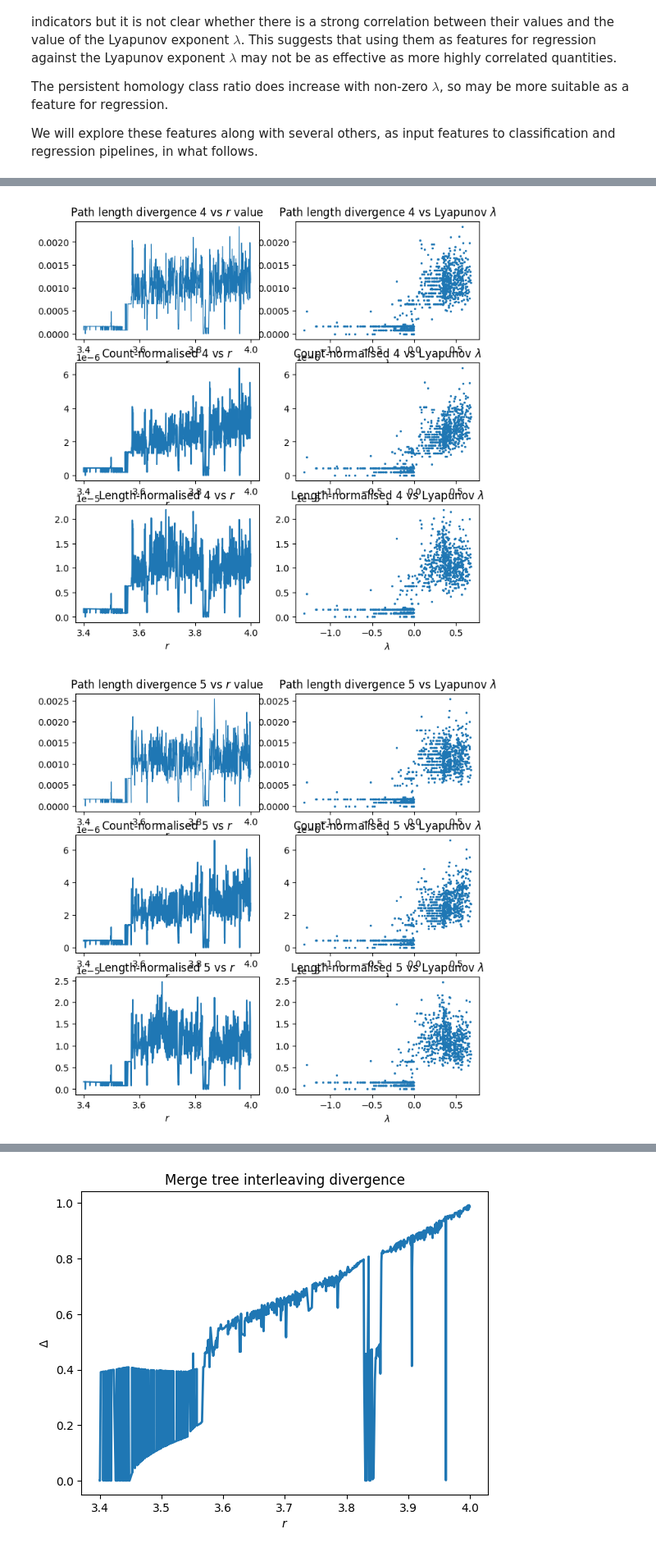
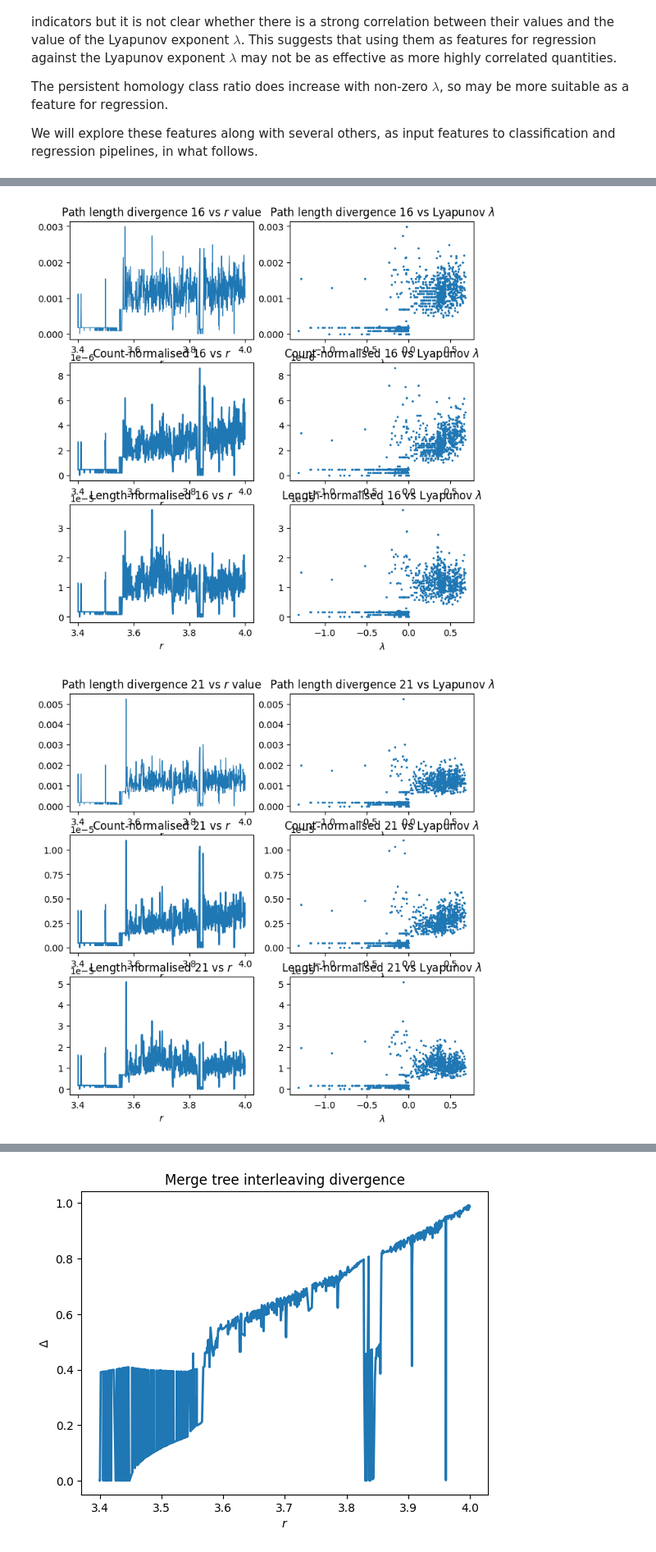
Before and after one commit to colinstephen/topological_divergences, a Jupyter notebook: experiments2.ipynb, the cells around one changed output, grey strips where cells are left out. Shown at 82% size. Cells and saved outputs as stored; diff of their text form; code cells hidden in the pictures.

```diff
--- a/experiments2.ipynb
+++ b/experiments2.ipynb
@@ -483,5 +543,5 @@ plt.show()
 # %%
-for order in range(1, 11, 1):
+for order in range(1, 27, 5):
     divs = np.array(path_length_div(order))
     fig, ((ax1, ax2), (ax3, ax4), (ax5, ax6)) = plt.subplots(3, 2, figsize=(8,8))
     ax1.plot(logistic_data.r_values, divs, lw="0.8")
@@ -510,2 +570,2 @@ for order in range(1, 11, 1):
-[figure, old version]
+[figure, new version]
-[figure, old version]
+[figure, new version]
```
Also changed, not shown: parts of 33 cells of this notebook.
